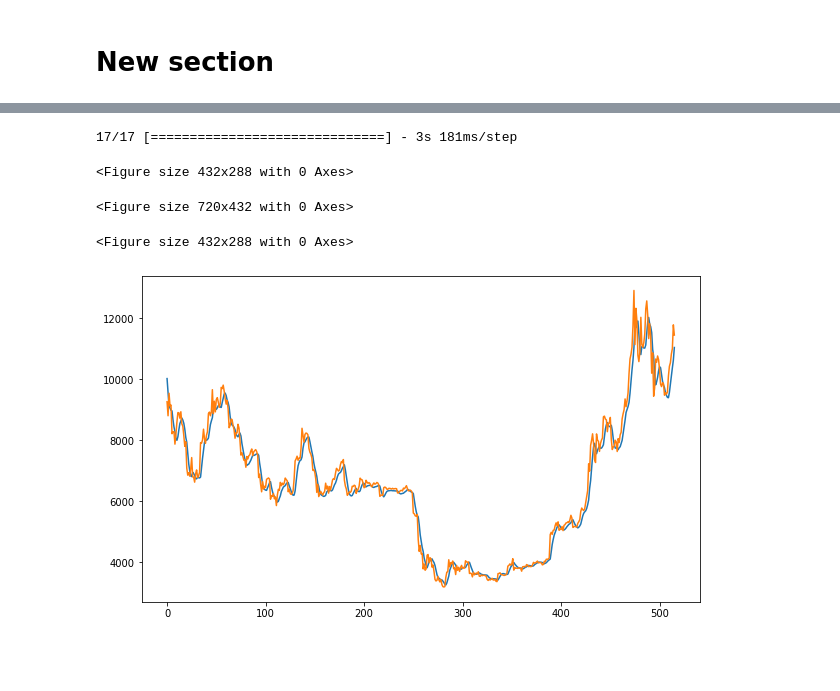
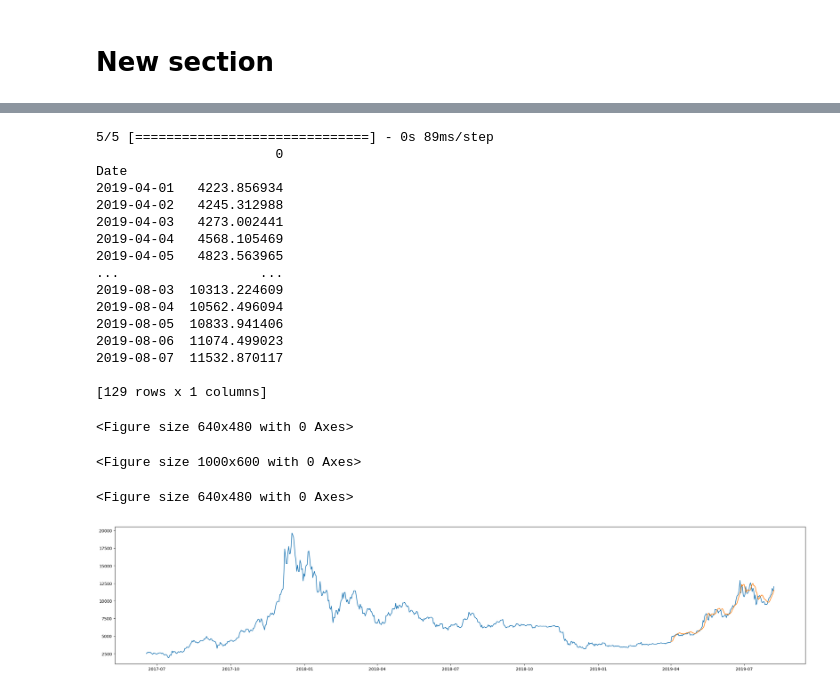
Before and after one commit to abhinav-exp/Forecasting-CryptoCurrency-Prices, a Jupyter notebook: LSTM.ipynb, the cells around one changed output, grey strips where cells are left out. Drawn from its saved outputs; the diff is of its cells as text; code cells hidden in the pictures; blank space fills up the shorter version.

```diff
--- a/LSTM.ipynb
+++ b/LSTM.ipynb
@@ -21,7 +21,7 @@ from sklearn.metrics import mean_squared_error
 from sklearn.metrics import r2_score
 from math import sqrt
 # %%
-df = pd.read_csv('/data2017.csv')
+df = pd.read_csv('./data2017.csv')
 df
 # %% [output]
 |  | DATE | CBBTCUSD |
@@ -81,7 +81,7 @@ plt.figure(figsize=(10, 6))
 plt.title('Bitcoin Price test')
 testf.plot();
 plt.show()
-prices = read_csv('/data2017.csv', header=0, index_col=0)
+prices = read_csv('./data2017.csv', header=0, index_col=0)
 prices.head()
 seq_length = 265
 minMax = MinMaxScaler()
@@ -235,17 +271,36 @@ plt.show()
 # %%
 pyplot.figure()
 plt.figure(figsize=(10, 6))
-p = model.predict(x.reshape(-1, seq_length-1, 1))
+p = model.predict(x[387:516].reshape(-1, seq_length-1, 1))
 p = minMax.inverse_transform(p)
 p = p.squeeze()
+p = pd.DataFrame(p)
+p['Date'] = df.index[-1*(len(p)):]
+p.set_index("Date", inplace = True)
+print(p)
 pyplot.figure()
-plt.figure(figsize=(10, 6))
+plt.figure(figsize=(30, 6))
+plt.plot(df['CBBTCUSD'])
 plt.plot(p)
-plt.plot(minMax.inverse_transform(y.reshape(-1,1)).squeeze())
 plt.show()
 # %% [output]
-17/17 [==============================] - 3s 181ms/step
+5/5 [==============================] - 0s 89ms/step
+                       0
+Date
+2019-04-01   4223.856934
+2019-04-02   4245.312988
+2019-04-03   4273.002441
+2019-04-04   4568.105469
+2019-04-05   4823.563965
+...                  ...
+2019-08-03  10313.224609
+2019-08-04  10562.496094
+2019-08-05  10833.941406
+2019-08-06  11074.499023
+2019-08-07  11532.870117
+
+[129 rows x 1 columns]
-<Figure size 432x288 with 0 Axes>
+<Figure size 640x480 with 0 Axes>
-<Figure size 720x432 with 0 Axes>
+<Figure size 1000x600 with 0 Axes>
-<Figure size 432x288 with 0 Axes>
+<Figure size 640x480 with 0 Axes>
-[figure, old version]
+[figure, new version]
```
Also changed, not shown: parts of 10 cells of this notebook.
